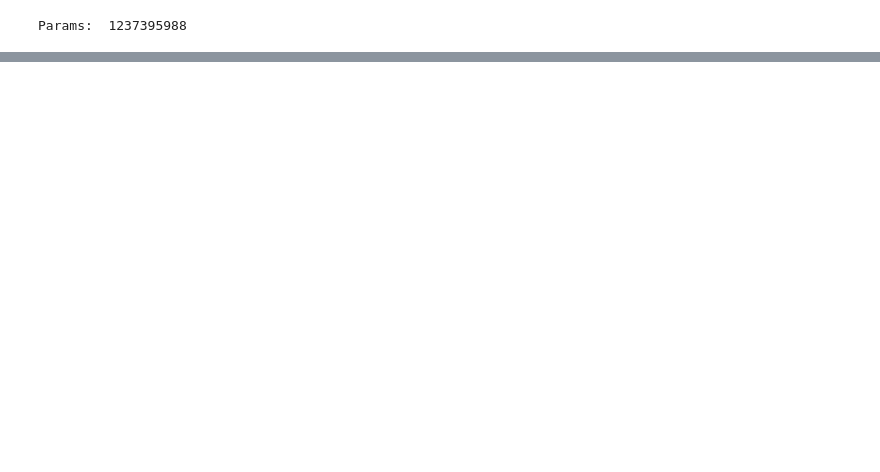
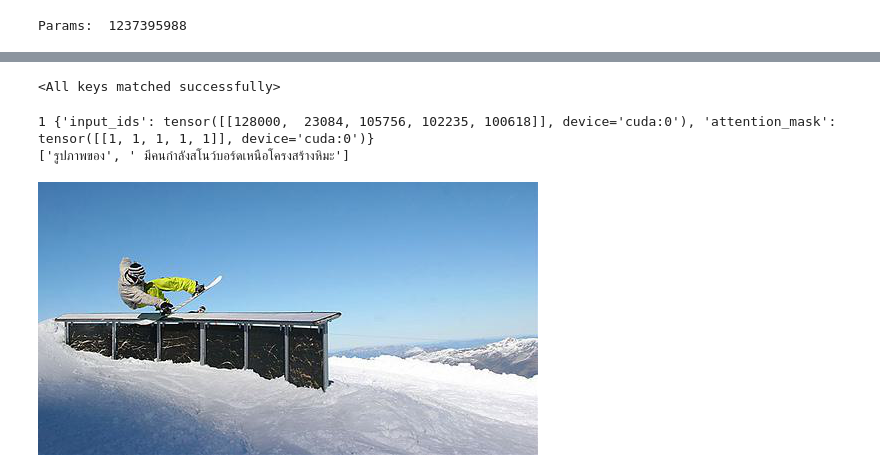
Before and after one commit to monshinawatra/SimpleCaptioning, a Jupyter notebook: Image_Captioning.ipynb, the cells around one changed output, grey strips where cells are left out. Saved outputs shown, nothing was run; the diff lists cells and outputs as text; code cells hidden in the pictures; blank space fills up the shorter version.

Commit message:
Update code / weights

```diff
--- a/Image_Captioning.ipynb
+++ b/Image_Captioning.ipynb
@@ -32,6 +38,0 @@ You seem to be using the pipelines sequentially on GPU. In order to maximize eff
-# %%
-import random
-
-idx = random.randint(0, len(dataset['train']))
-print(dataset['train'][idx]['text'])
-dataset['train'][idx]['image']
@@ -111,9 +104,10 @@ class ImageCaptioningModel(torch.nn.Module):
 
         input_ids = self.tokenizer(prompt, return_tensors="pt", padding=True, truncation=True, max_length=64).to(self.device)
         input_embeds = self.llama_model.model.embed_tokens(input_ids.input_ids).to(self.device) #self.llama_model(input_ids.) # (B, L, 768)
+        print(len(input_ids.input_ids), input_ids)
 
         input_embeds = torch.cat([image_features, input_embeds], dim=1).to(self.device) # (B, L+10, 768)
-        out = self.llama_model.generate(inputs_embeds=input_embeds, pad_token_id=self.tokenizer.pad_token_id)
+        out = self.llama_model.generate(inputs_embeds=input_embeds, pad_token_id=self.tokenizer.pad_token_id, max_length=64, do_sample=True)
         return prompt + self.tokenizer.batch_decode(out, skip_special_tokens=True)
 
     def forward(self, pixel_values, text):
@@ -214,0 +220,23 @@ with tqdm(total=num_steps, desc=description.format(loss=0, sample=sample)) as pb
+# %%
+model = ImageCaptioningModel()
+model.load_state_dict(torch.load('./SimpleCaptioning.pt', weights_only=True))
+# %% [output]
+<All keys matched successfully>
+# %%
+import random
+
+random_idx = random.randint(0, len(train_dataset.dataset))
+for i, data in enumerate(train_dataset.dataset):
+    if i < random_idx:
+        continue
+
+    with torch.no_grad():
+        imgs = processor(images=data['image'], return_tensors="pt")
+        print(model.generate(imgs['pixel_values'].to("cuda"), ["รูปภาพของ"]))
+    break
+
+data['image']
+# %% [output]
+1 {'input_ids': tensor([[128000,  23084, 105756, 102235, 100618]], device='cuda:0'), 'attention_mask': tensor([[1, 1, 1, 1, 1]], device='cuda:0')}
+['รูปภาพของ', ' มีคนกําลังสโนว์บอร์ดเหนือโครงสร้างหิมะ']
+[figure, added]
```
Also changed, not shown: parts of 12 cells of this notebook, 1 other file.
